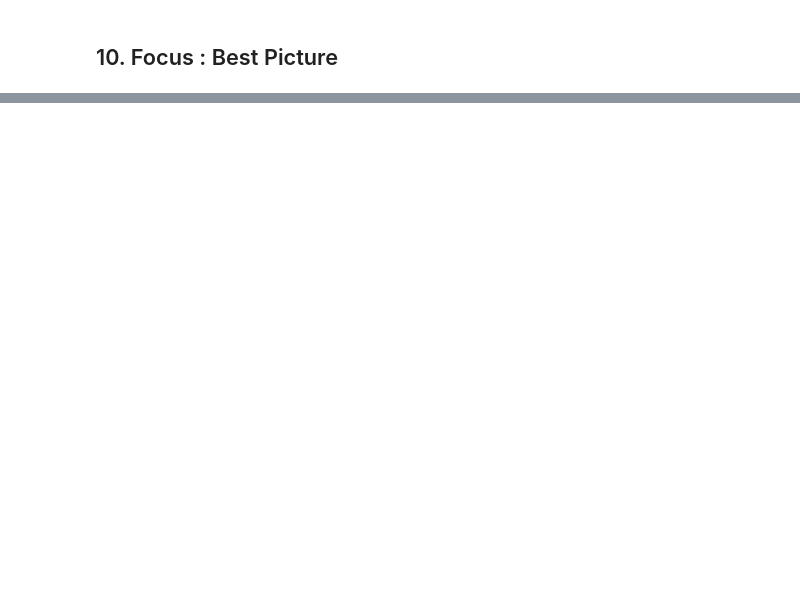
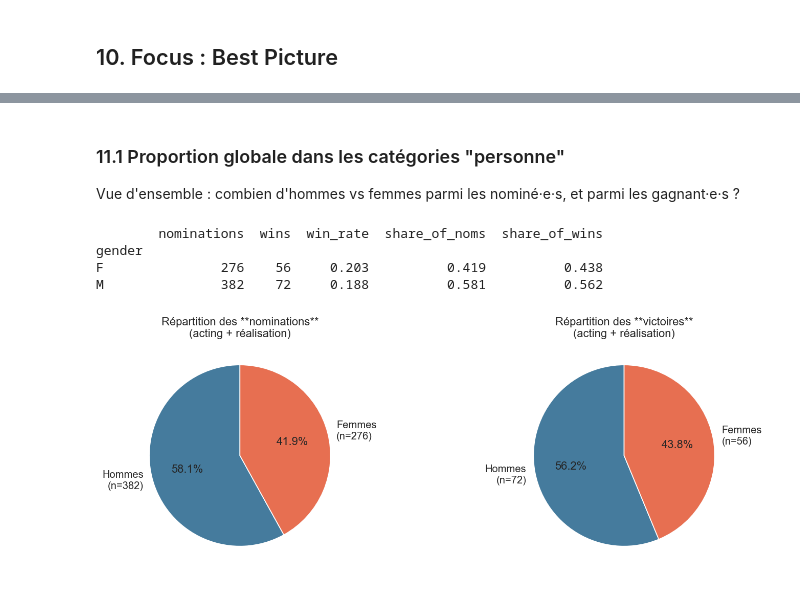
Before and after one commit to jbouniol/albert-ml-oscar-predictions, a Jupyter notebook: Notebooks/01_EDA_visualisation.ipynb, the cells around one changed output, grey strips where cells are left out. Cells and saved outputs as stored; diff of their text form; code cells hidden in the pictures; blank space fills up the shorter version.

Commit message:
Refactor code structure + new analysis about typologie des nominés pour chaque catégories

```diff
--- a/Notebooks/01_EDA_visualisation.ipynb
+++ b/Notebooks/01_EDA_visualisation.ipynb
@@ -330,0 +434,37 @@ plt.show()
+# %% [markdown]
+### 11.1 Proportion globale dans les catégories "personne"
+
+Vue d'ensemble : combien d'hommes vs femmes parmi les nominé·e·s, et parmi les gagnant·e·s ?
+# %%
+# Comptages globaux (acting + directing)
+summary = df_gender_p.groupby('gender').agg(
+    nominations=('winner', 'count'),
+    wins=('winner', 'sum'),
+)
+summary['win_rate'] = summary['wins'] / summary['nominations']
+summary['share_of_noms'] = summary['nominations'] / summary['nominations'].sum()
+summary['share_of_wins'] = summary['wins'] / summary['wins'].sum()
+print(summary.round(3))
+
+fig, axes = plt.subplots(1, 2, figsize=(13, 4.5))
+labels = ['Hommes', 'Femmes']
+colors = ['#457B9D', '#E76F51']
+
+noms = [summary.loc['M', 'nominations'], summary.loc['F', 'nominations']]
+wins = [summary.loc['M', 'wins'], summary.loc['F', 'wins']]
+axes[0].pie(noms, labels=[f'{l}\n(n={n})' for l, n in zip(labels, noms)],
+            colors=colors, autopct='%1.1f%%', startangle=90, wedgeprops={'edgecolor': 'white'})
+axes[0].set_title('Répartition des **nominations**\n(acting + réalisation)')
+
+axes[1].pie(wins, labels=[f'{l}\n(n={n})' for l, n in zip(labels, wins)],
+            colors=colors, autopct='%1.1f%%', startangle=90, wedgeprops={'edgecolor': 'white'})
+axes[1].set_title('Répartition des **victoires**\n(acting + réalisation)')
+
+plt.tight_layout()
+plt.show()
+# %% [output]
+        nominations  wins  win_rate  share_of_noms  share_of_wins
+gender
+F               276    56     0.203          0.419          0.438
+M               382    72     0.188          0.581          0.562
+[figure, added]
```
Also changed, not shown: parts of 21 cells of this notebook, 2 other files.
